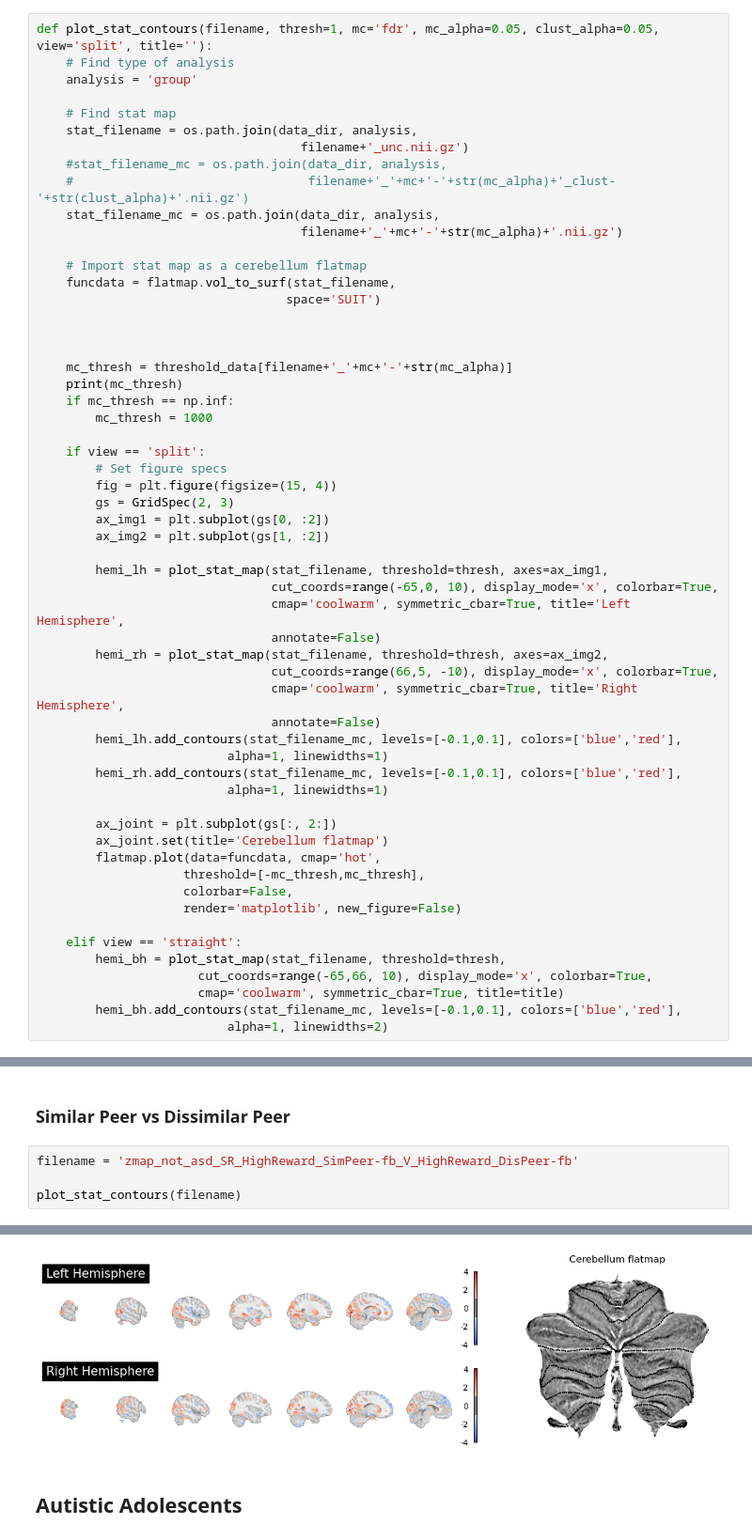
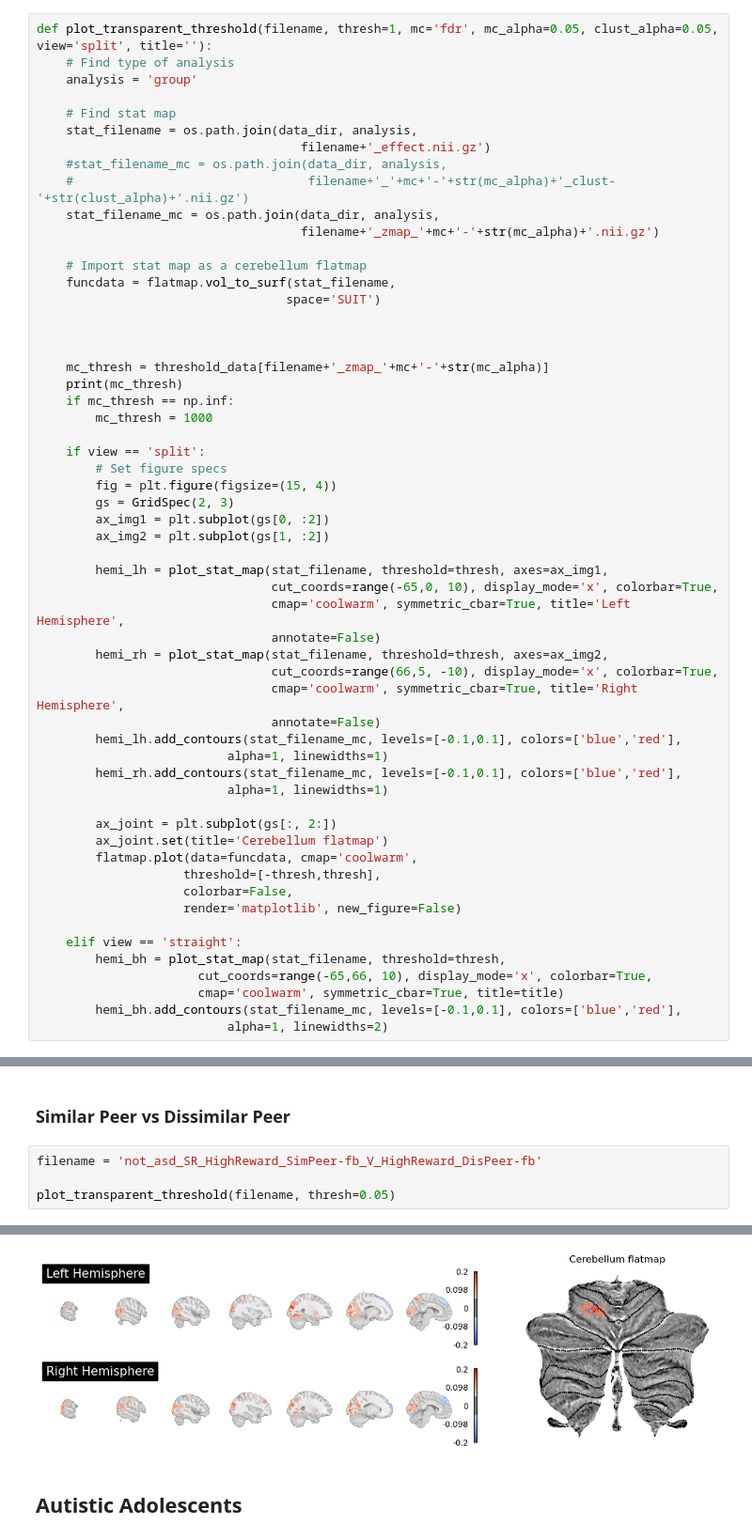
Before and after one commit to hspopal/scon_social_reward, a Jupyter notebook: code/neuron_code/social_reward_2nd_level-nilearn.ipynb, the cells around one changed output, grey strips where cells are left out. Shown at 94% size. Cells and saved outputs as stored; diff of their text form.

Commit message:
redid non asd with transparent threshold

```diff
--- a/code/neuron_code/social_reward_2nd_level-nilearn.ipynb
+++ b/code/neuron_code/social_reward_2nd_level-nilearn.ipynb
@@ -23,17 +23,17 @@ from nilearn.glm import threshold_stats_img, cluster_level_inference
 # %% [markdown]
 ### Define Functions
 # %%
-def plot_stat_contours(filename, thresh=1, mc='fdr', mc_alpha=0.05, clust_alpha=0.05, view='split', title=''):
+def plot_transparent_threshold(filename, thresh=1, mc='fdr', mc_alpha=0.05, clust_alpha=0.05, view='split', title=''):
     # Find type of analysis
     analysis = 'group'
 
     # Find stat map
     stat_filename = os.path.join(data_dir, analysis,
-                                    filename+'_unc.nii.gz')
+                                    filename+'_effect.nii.gz')
     #stat_filename_mc = os.path.join(data_dir, analysis,
     #                                filename+'_'+mc+'-'+str(mc_alpha)+'_clust-'+str(clust_alpha)+'.nii.gz')
     stat_filename_mc = os.path.join(data_dir, analysis,
-                                    filename+'_'+mc+'-'+str(mc_alpha)+'.nii.gz')
+                                    filename+'_zmap_'+mc+'-'+str(mc_alpha)+'.nii.gz')
 
     # Import stat map as a cerebellum flatmap
     funcdata = flatmap.vol_to_surf(stat_filename,
@@ -41,7 +41,7 @@ def plot_stat_contours(filename, thresh=1, mc='fdr', mc_alpha=0.05, clust_alpha=
 
 
 
-    mc_thresh = threshold_data[filename+'_'+mc+'-'+str(mc_alpha)]
+    mc_thresh = threshold_data[filename+'_zmap_'+mc+'-'+str(mc_alpha)]
     print(mc_thresh)
     if mc_thresh == np.inf:
         mc_thresh = 1000
@@ -68,8 +68,8 @@ def plot_stat_contours(filename, thresh=1, mc='fdr', mc_alpha=0.05, clust_alpha=
 
         ax_joint = plt.subplot(gs[:, 2:])
         ax_joint.set(title='Cerebellum flatmap')
-        flatmap.plot(data=funcdata, cmap='hot',
-                    threshold=[-mc_thresh,mc_thresh],
+        flatmap.plot(data=funcdata, cmap='coolwarm',
+                    threshold=[-thresh,thresh],
                     colorbar=False,
                     render='matplotlib', new_figure=False)
 
@@ -202,12 +199,12 @@ plot_stat_contours(filename)
 # %% [markdown]
 ### Similar Peer vs Dissimilar Peer
 # %%
-filename = 'zmap_not_asd_SR_HighReward_SimPeer-fb_V_HighReward_DisPeer-fb'
+filename = 'not_asd_SR_HighReward_SimPeer-fb_V_HighReward_DisPeer-fb'
 
-plot_stat_contours(filename)
+plot_transparent_threshold(filename, thresh=0.05)
 # %% [output]
 inf
-[figure, old version]
+[figure, new version]
 # %% [markdown]
 ## Autistic Adolescents
 # %%
```
Also changed, not shown: parts of 4 cells of this notebook, 1 other file.
